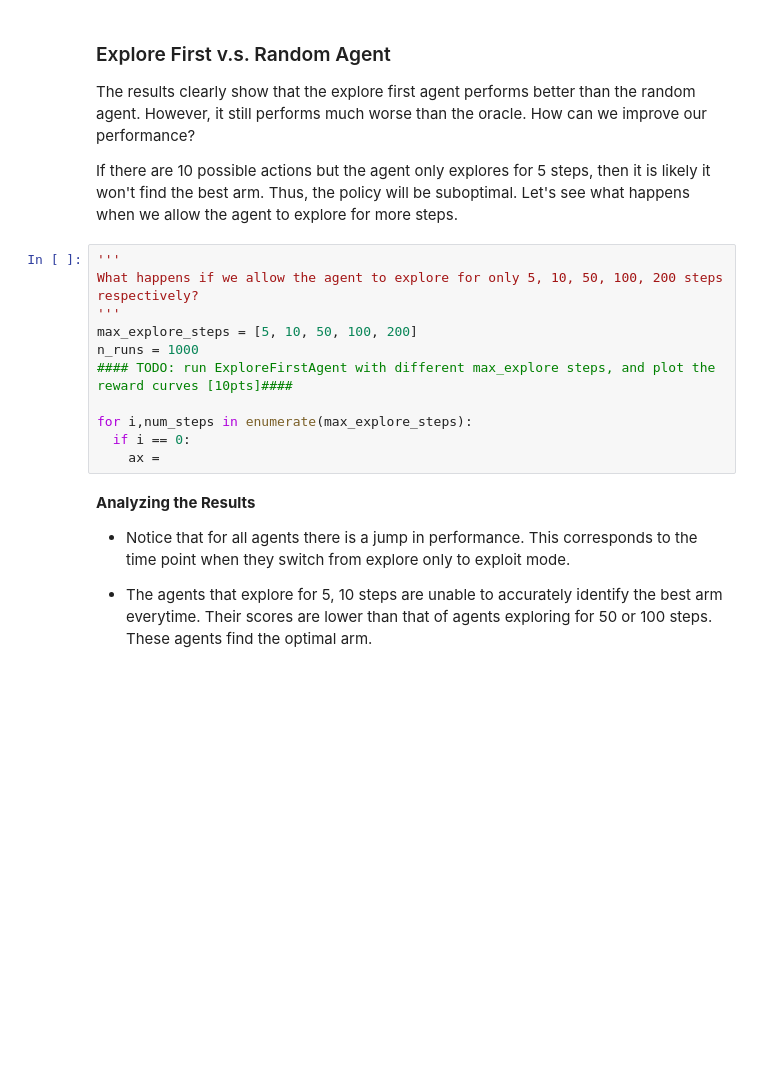
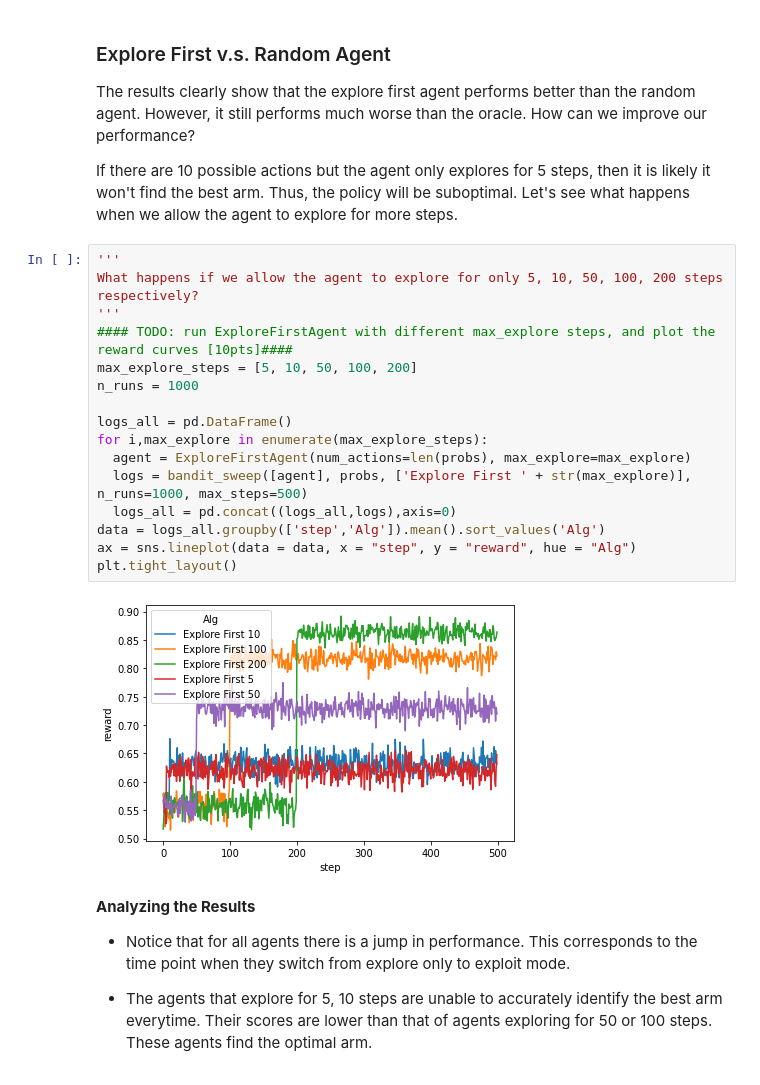
Before and after one commit to LuisCGit/6.484-reinforcement-learning, a Jupyter notebook: HW1_Assignment_on_Bandits.ipynb, the cells around one changed output. Cells and saved outputs as stored; diff of their text form; blank space fills up the shorter version.

```diff
--- a/HW1_Assignment_on_Bandits.ipynb
+++ b/HW1_Assignment_on_Bandits.ipynb
@@ -311,14 +271,21 @@ If there are 10 possible actions but the agent only explores for 5 steps, then i
 # %%
 '''
 What happens if we allow the agent to explore for only 5, 10, 50, 100, 200 steps respectively?
 '''
+#### TODO: run ExploreFirstAgent with different max_explore steps, and plot the reward curves [10pts]####
 max_explore_steps = [5, 10, 50, 100, 200]
 n_runs = 1000
-#### TODO: run ExploreFirstAgent with different max_explore steps, and plot the reward curves [10pts]####
 
-for i,num_steps in enumerate(max_explore_steps):
-  if i == 0:
-    ax =
+logs_all = pd.DataFrame()
+for i,max_explore in enumerate(max_explore_steps):
+  agent = ExploreFirstAgent(num_actions=len(probs), max_explore=max_explore)
+  logs = bandit_sweep([agent], probs, ['Explore First ' + str(max_explore)], n_runs=1000, max_steps=500)
+  logs_all = pd.concat((logs_all,logs),axis=0)
+data = logs_all.groupby(['step','Alg']).mean().sort_values('Alg')
+ax = sns.lineplot(data = data, x = "step", y = "reward", hue = "Alg")
+plt.tight_layout()
+# %% [output]
+[figure, added]
 # %% [markdown]
 **Analyzing the Results**
 
```
Also changed, not shown: parts of 16 cells of this notebook.
